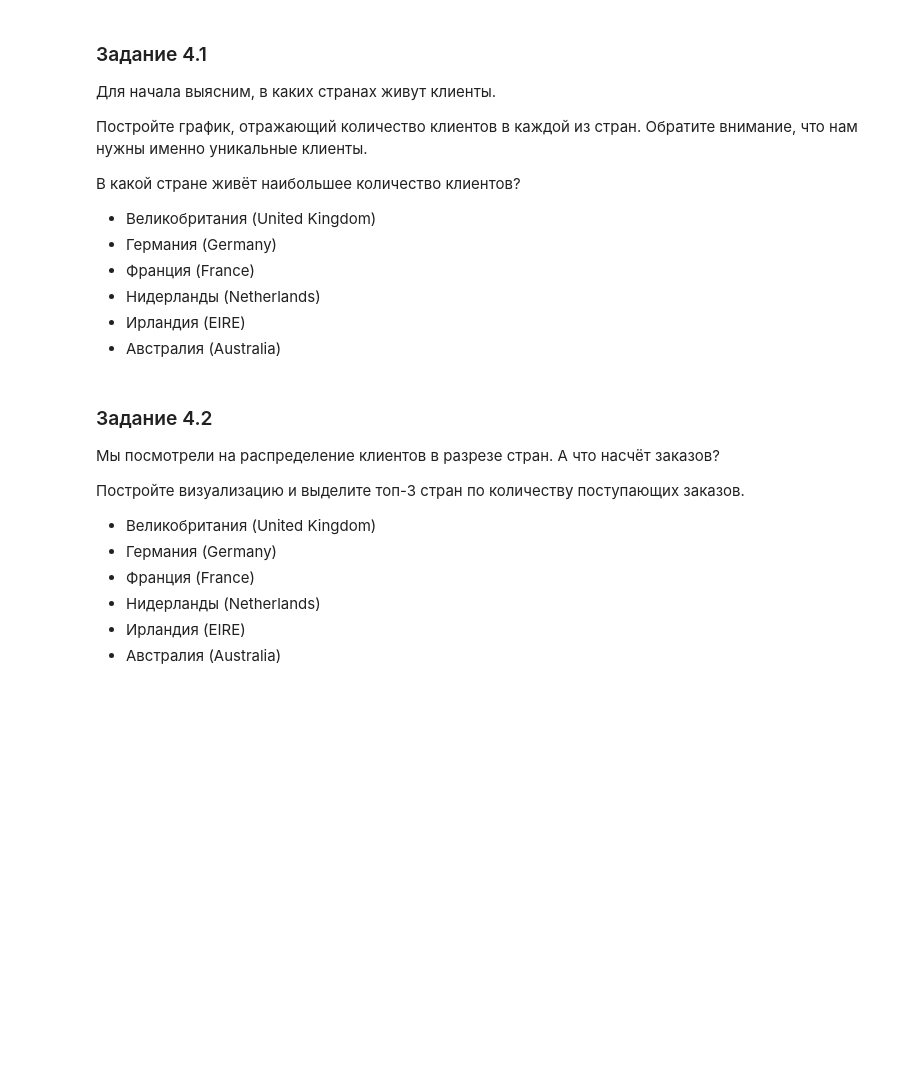
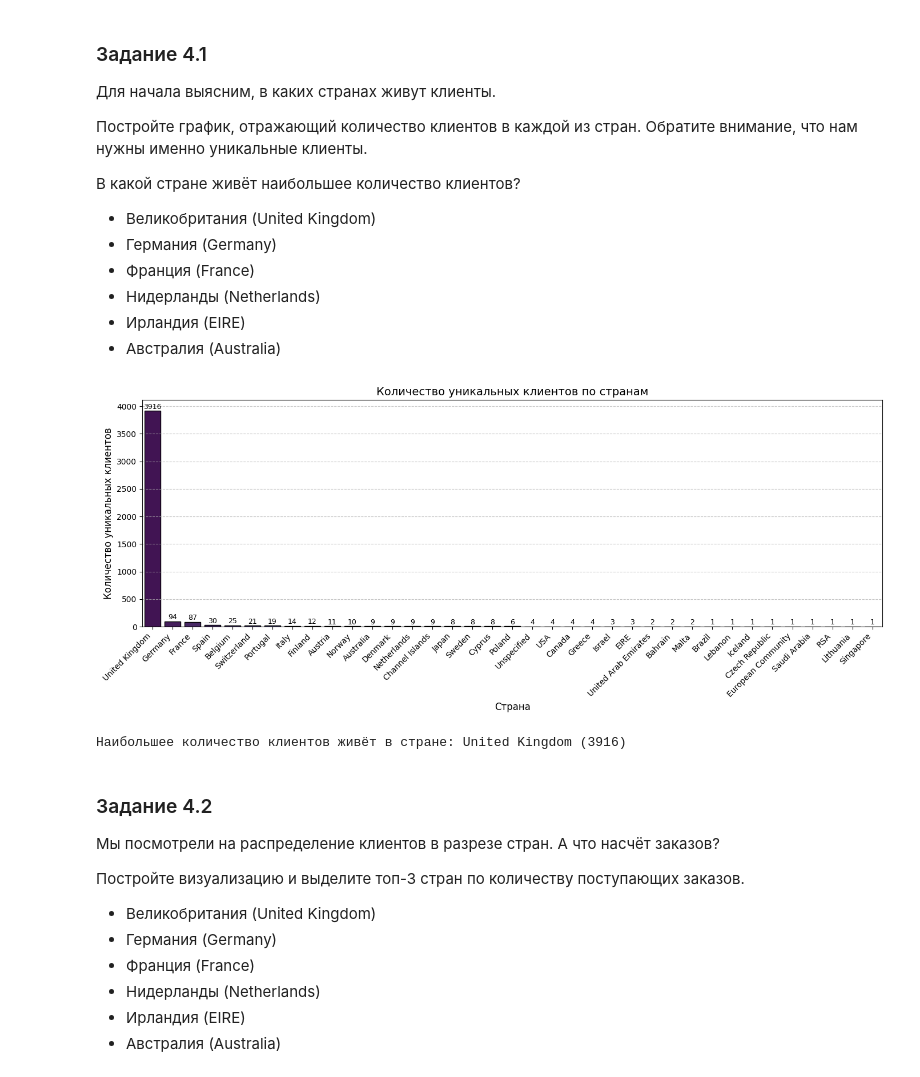
Before and after one commit to dafe1988/SF-DSPR-174, a Jupyter notebook: PROJECT-6/Project-6._Ноутбук-шаблон.ipynb, the cells around one changed output. Drawn from its saved outputs; the diff is of its cells as text; code cells hidden in the pictures; blank space fills up the shorter version.

```diff
--- a/PROJECT-6/Project-6._Ноутбук-шаблон.ipynb
+++ b/PROJECT-6/Project-6._Ноутбук-шаблон.ipynb
@@ -497,6 +499,4 @@ def get_quantity_canceled_fast(data):
     return out.reindex(data.index)
 
 
-quantity_canceled_fast = get_quantity_canceled_fast(df)
-
-quantity_canceled_fast.sum()
+df['QuantityCanceled'] = get_quantity_canceled_fast(df)
@@ -596,6 +594,36 @@ print("Осталось записей:", len(data_clean_final))
 * Нидерланды (Netherlands)
 * Ирландия (EIRE)
 * Австралия (Australia)
+# %%
+# Считаем количество уникальных клиентов по странам
+clients_by_country = data_clean_final.groupby("Country")["CustomerID"].nunique().sort_values(ascending=False)
+
+plt.figure(figsize=(14, 6))
+ax = sns.barplot(x=clients_by_country.index, y=clients_by_country.values, palette="viridis")
+
+# Добавляем подписи с количеством клиентов над каждым столбцом
+for i, v in enumerate(clients_by_country.values):
+    ax.text(i, v + 5, str(v), ha='center', va='bottom', fontsize=9)
+
+# Сетка для наглядности
+plt.grid(axis="y", linestyle="--", alpha=0.7)
+
+# Подписи
+plt.title("Количество уникальных клиентов по странам", fontsize=14)
+plt.xlabel("Страна", fontsize=12)
+plt.ylabel("Количество уникальных клиентов", fontsize=12)
+plt.xticks(rotation=45, ha="right")
+
+plt.tight_layout()
+plt.show()
+
+# Страна с максимальным числом клиентов
+top_country = clients_by_country.idxmax()
+top_count = clients_by_country.max()
+print(f"Наибольшее количество клиентов живёт в стране: {top_country} ({top_count})")
+# %% [output]
+[figure, added]
+Наибольшее количество клиентов живёт в стране: United Kingdom (3916)
 # %% [markdown]
 ### Задание 4.2
 Мы посмотрели на распределение клиентов в разрезе стран. А что насчёт заказов?
```
Also changed, not shown: parts of 34 cells of this notebook, 3 other files.
